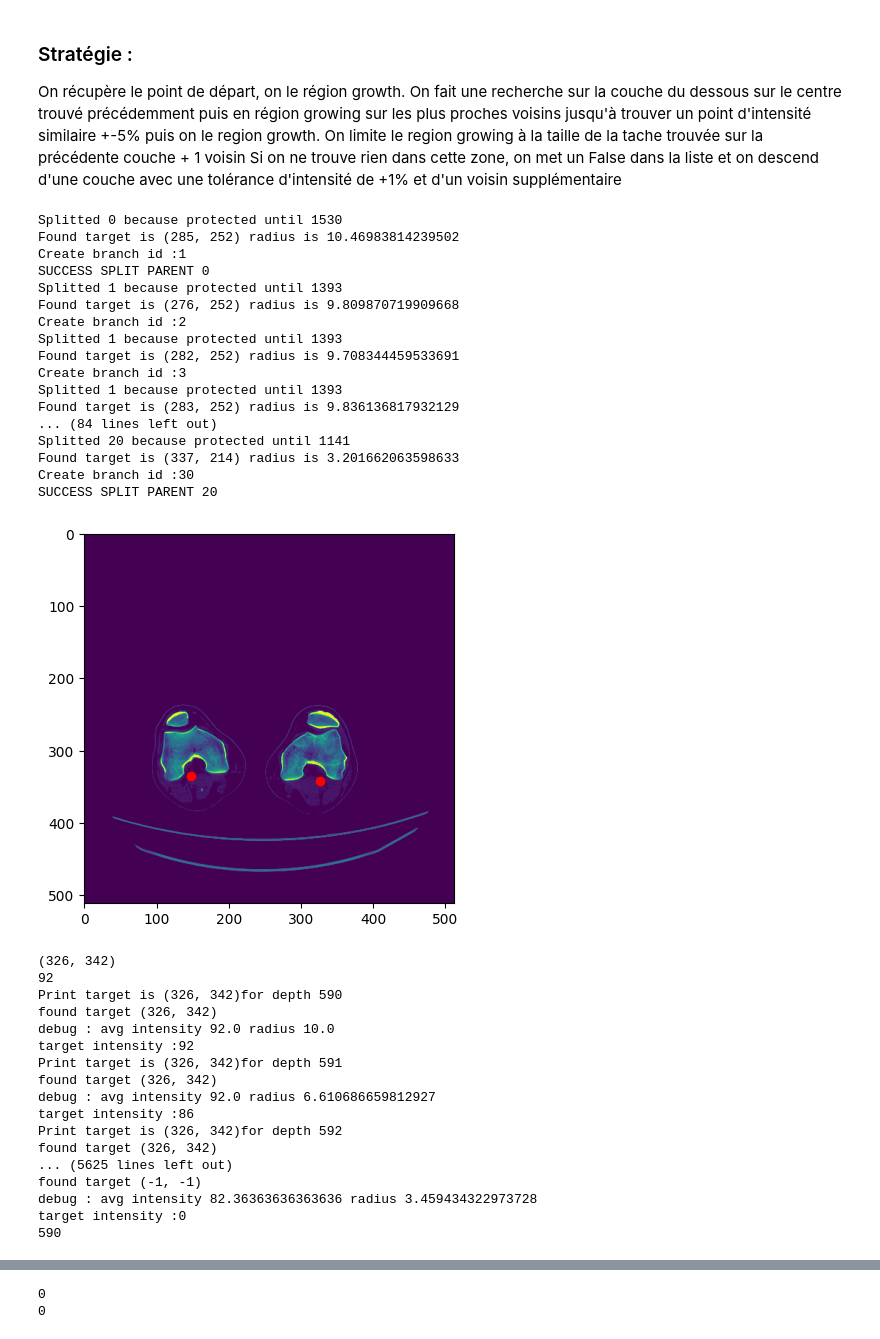
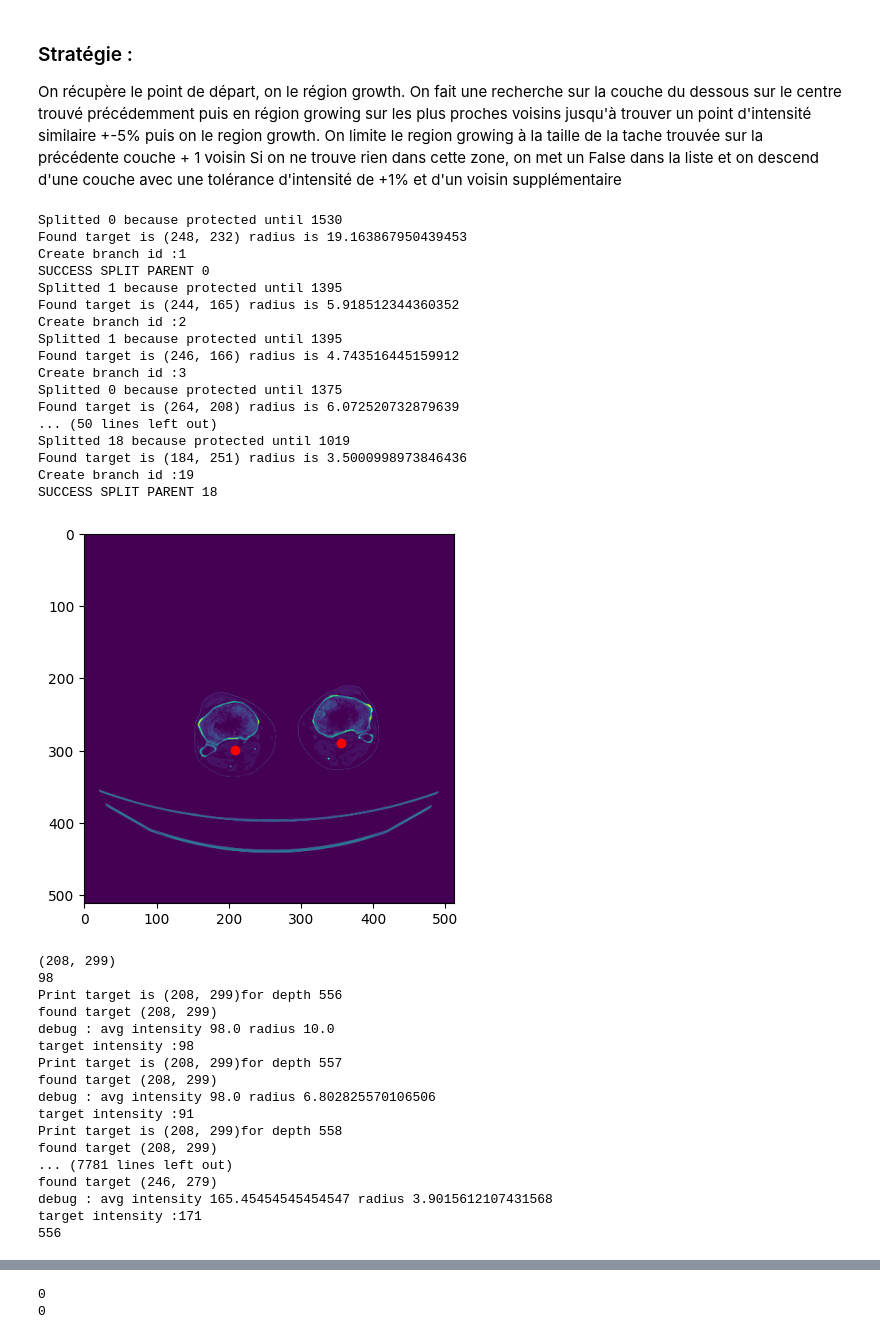
Before and after one commit to DangerousWizardry/angioscans-vascular-3d-reconstruction, a Jupyter notebook: network_construction.ipynb, the cells around one changed output, grey strips where cells are left out. Drawn from its saved outputs; the diff is of its cells as text; code cells hidden in the pictures.

```diff
--- a/network_construction.ipynb
+++ b/network_construction.ipynb
@@ -541,56 +541,56 @@ class NetworkManagerArea:
 # %%
 image_array = np.load(Path("temp/preprocessed_image.npy"))
 network_engine = NetworkEngine(image_array,1530)
-network_engine.network_manager.set_branch_target(0,(300,300))#img1 (255,284) img2 (300,300)
-network_engine.network_manager.get_nested_intensity(0).add_number(image_array[1529,300,300])
+network_engine.network_manager.set_branch_target(0,(255,284))#img1 (255,284) img2 (300,300)
+network_engine.network_manager.get_nested_intensity(0).add_number(image_array[1529,284,255]) #img1 [1529,284,255] img2 [1529,300,300]
 network_engine.network_manager.get_mean_radius(0).add_number(10)
 network_engine.run()
 
 knee_depth, knee_contour = find_knee_depth(image_array)
 vessel1,vessel2 = extract_arteries_position_from_knee(image_array[knee_depth],knee_contour)
 plt.plot([vessel1[0]],[vessel1[1]],marker='o', color='r')
 plt.plot([vessel2[0]],[vessel2[1]],marker='o', color='r')
 plt.imshow(image_array[knee_depth])
 plt.show()
 network_engine.explore_reverse(vessel1,knee_depth)
 network_engine.explore_reverse(vessel2,knee_depth)
 print(knee_depth)
 # %% [output]
 Splitted 0 because protected until 1530
-Found target is (285, 252) radius is 10.46983814239502
+Found target is (248, 232) radius is 19.163867950439453
 Create branch id :1
 SUCCESS SPLIT PARENT 0
-Splitted 1 because protected until 1393
-Found target is (276, 252) radius is 9.809870719909668
+Splitted 1 because protected until 1395
+Found target is (244, 165) radius is 5.918512344360352
 Create branch id :2
-Splitted 1 because protected until 1393
-Found target is (282, 252) radius is 9.708344459533691
+Splitted 1 because protected until 1395
+Found target is (246, 166) radius is 4.743516445159912
 Create branch id :3
-Splitted 1 because protected until 1393
-Found target is (283, 252) radius is 9.836136817932129
-... (84 lines left out)
-Splitted 20 because protected until 1141
-Found target is (337, 214) radius is 3.201662063598633
-Create branch id :30
-SUCCESS SPLIT PARENT 20
+Splitted 0 because protected until 1375
+Found target is (264, 208) radius is 6.072520732879639
+... (50 lines left out)
+Splitted 18 because protected until 1019
+Found target is (184, 251) radius is 3.5000998973846436
+Create branch id :19
+SUCCESS SPLIT PARENT 18
-[figure, old version]
+[figure, new version]
-(326, 342)
-92
-Print target is (326, 342)for depth 590
-found target (326, 342)
-debug : avg intensity 92.0 radius 10.0
-target intensity :92
-Print target is (326, 342)for depth 591
-found target (326, 342)
-debug : avg intensity 92.0 radius 6.610686659812927
-target intensity :86
-Print target is (326, 342)for depth 592
-found target (326, 342)
-... (5625 lines left out)
-found target (-1, -1)
-debug : avg intensity 82.36363636363636 radius 3.459434322973728
-target intensity :0
-590
+(208, 299)
+98
+Print target is (208, 299)for depth 556
+found target (208, 299)
+debug : avg intensity 98.0 radius 10.0
+target intensity :98
+Print target is (208, 299)for depth 557
+found target (208, 299)
+debug : avg intensity 98.0 radius 6.802825570106506
+target intensity :91
+Print target is (208, 299)for depth 558
+found target (208, 299)
+... (7781 lines left out)
+found target (246, 279)
+debug : avg intensity 165.45454545454547 radius 3.9015612107431568
+target intensity :171
+556
 # %%
 
 import napari
```
Also changed, not shown: parts of 2 cells of this notebook, 1 other file.
